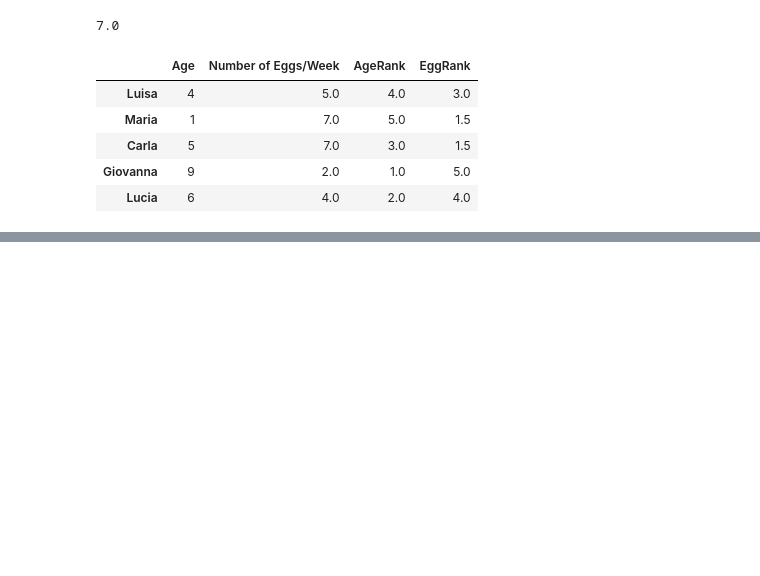
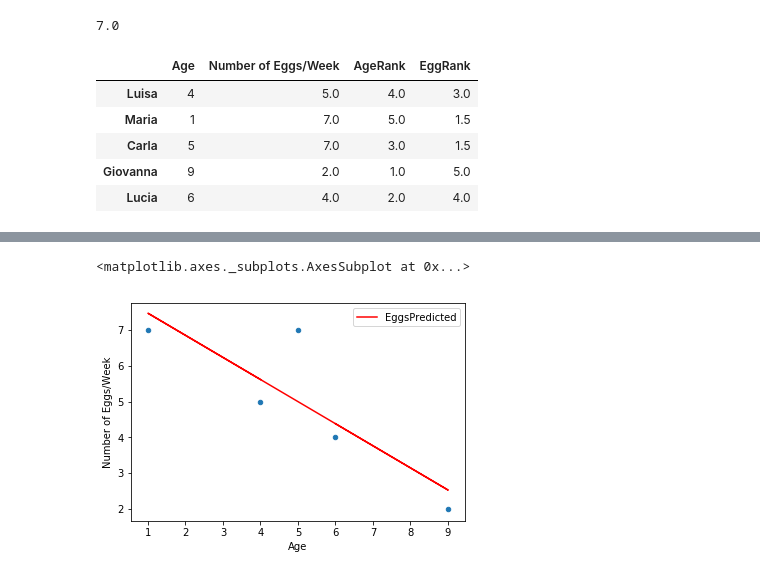
Before and after one commit to Joapfel/Methods-Assignments, a Jupyter notebook: lab8/Spearman_Correlation.ipynb, the cells around one changed output, grey strips where cells are left out. Saved outputs shown, nothing was run; the diff lists cells and outputs as text; code cells hidden in the pictures; blank space fills up the shorter version.

```diff
--- a/lab8/Spearman_Correlation.ipynb
+++ b/lab8/Spearman_Correlation.ipynb
@@ -129,0 +178,9 @@ Spearman correlation with normalized outlier
+# %%
+x = np.array(df_normalized['Age'])
+y = np.array(df_normalized['Number of Eggs/Week'])
+age_mean = df_normalized['Age'].mean()
+eggs_mean = df_normalized['Number of Eggs/Week'].mean()
+a = slope(x, y, age_mean, eggs_mean)
+b = intercept(age_mean, eggs_mean, a)
+df_normalized['EggsPredicted'] = Y(df_normalized[['Age']], a, b)
+df_normalized
@@ -129,0 +194,6 @@ Spearman correlation with normalized outlier
+# %%
+ax = df_normalized.plot.line(x='Age', y='EggsPredicted', color='red')
+df_normalized.plot.scatter(x='Age', y='Number of Eggs/Week', ax=ax)
+# %% [output]
+<matplotlib.axes._subplots.AxesSubplot at 0x...>
+[figure, added]
```
Also changed, not shown: parts of 12 cells of this notebook.
